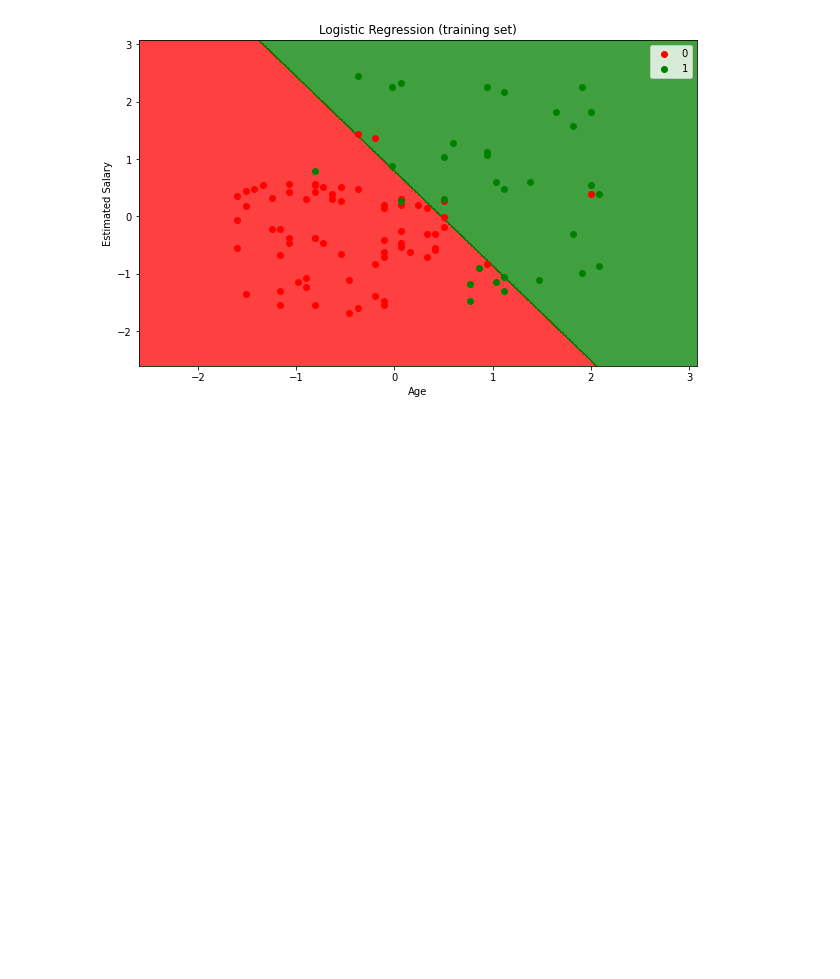
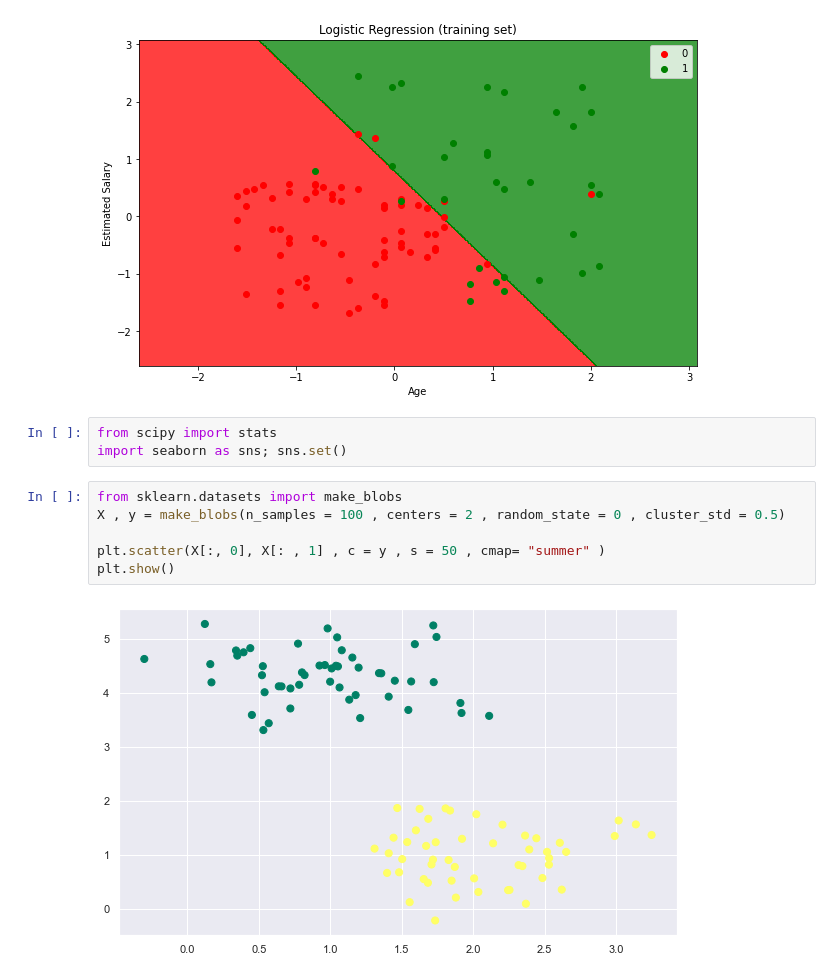
Before and after one commit to fatihdursunfd/AI-Bootcamp, a Jupyter notebook: AI/Machine Learning/Classification/svm.ipynb, the cells around one changed output. Saved outputs shown, nothing was run; the diff lists cells and outputs as text; blank space fills up the shorter version.

```diff
--- a/AI/Machine Learning/Classification/svm.ipynb
+++ b/AI/Machine Learning/Classification/svm.ipynb
@@ -81,3 +81,14 @@ plt.show()
 *c* argument looks like a single numeric RGB or RGBA sequence, which should be avoided as value-mapping will have precedence in case its length matches with *x* & *y*.  Please use the *color* keyword- ...
 *c* argument looks like a single numeric RGB or RGBA sequence, which should be avoided as value-mapping will have precedence in case its length matches with *x* & *y*.  Please use the *color* keyword- ...
 [figure]
+# %%
+from scipy import stats
+import seaborn as sns; sns.set()
+# %%
+from sklearn.datasets import make_blobs
+X , y = make_blobs(n_samples = 100 , centers = 2 , random_state = 0 , cluster_std = 0.5)
+
+plt.scatter(X[:, 0], X[: , 1] , c = y , s = 50 , cmap= "summer" )
+plt.show()
+# %% [output]
+[figure, added]
```
Also changed, not shown: parts of 5 cells of this notebook, 2 other files.
